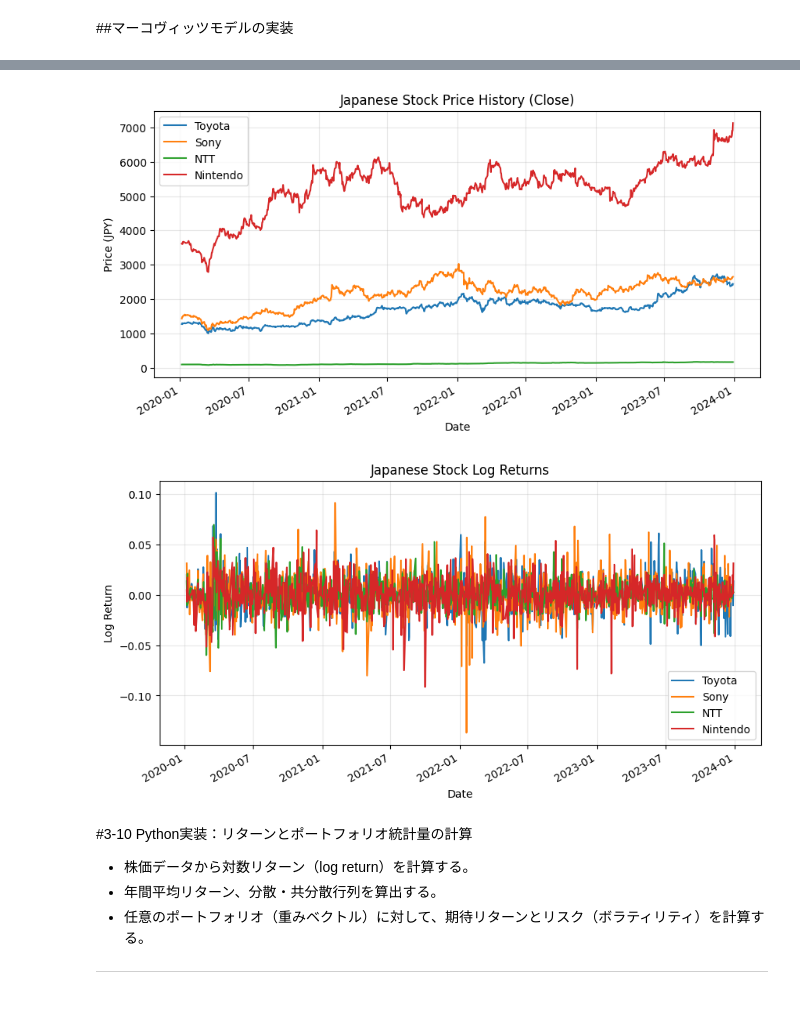
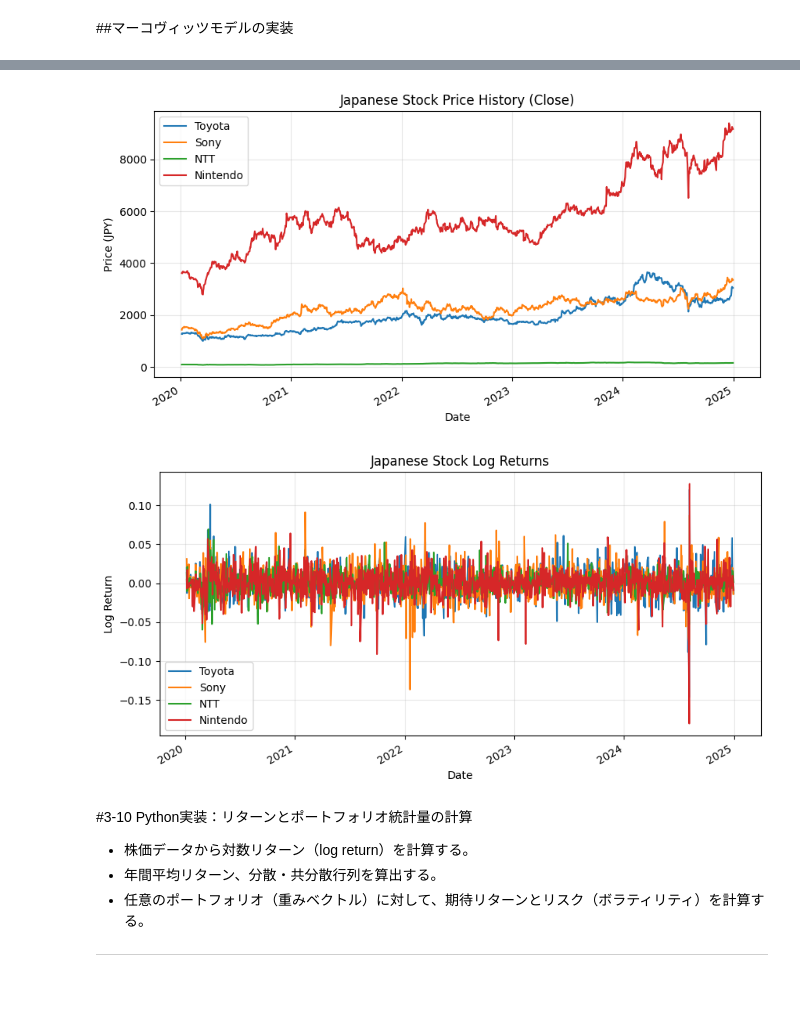
Before and after one commit to ish66726-a11y/Quant-Finance-Fundamentals, a Jupyter notebook: notebooks/03ポートフォリオ理論.ipynb, the cells around one changed output, grey strips where cells are left out. Cells and saved outputs as stored; diff of their text form; code cells hidden in the pictures.

```diff
--- a/notebooks/03ポートフォリオ理論.ipynb
+++ b/notebooks/03ポートフォリオ理論.ipynb
@@ -486,7 +486,7 @@ name_map = {
 
 # ③ 取得期間
 start = "2020-01-01"
-end = "2024-01-01"
+end = "2025-01-01"
 
 # ④ データ取得（終値）
 data = download_data(stocks, start, end)
@@ -533,14 +533,14 @@ Date
 
 単純リターン（先頭5行）：
                              Toyota      Sony       NTT  Nintendo
 Date
 ... (10 lines left out)
 2020-01-08 00:00:00+09:00 -0.012784  0.000653 -0.010471 -0.007011
 2020-01-09 00:00:00+09:00  0.006934  0.018625  0.021012  0.017206
 2020-01-10 00:00:00+09:00 -0.001174  0.004985 -0.008925  0.001382
 2020-01-14 00:00:00+09:00  0.010130  0.024310  0.001254 -0.005540
-[figure, old version]
+[figure, new version]
-[figure, old version]
+[figure, new version]
 # %% [markdown]
 #3-10 Python実装：リターンとポートフォリオ統計量の計算
 
```
Also changed, not shown: parts of 6 cells of this notebook.
